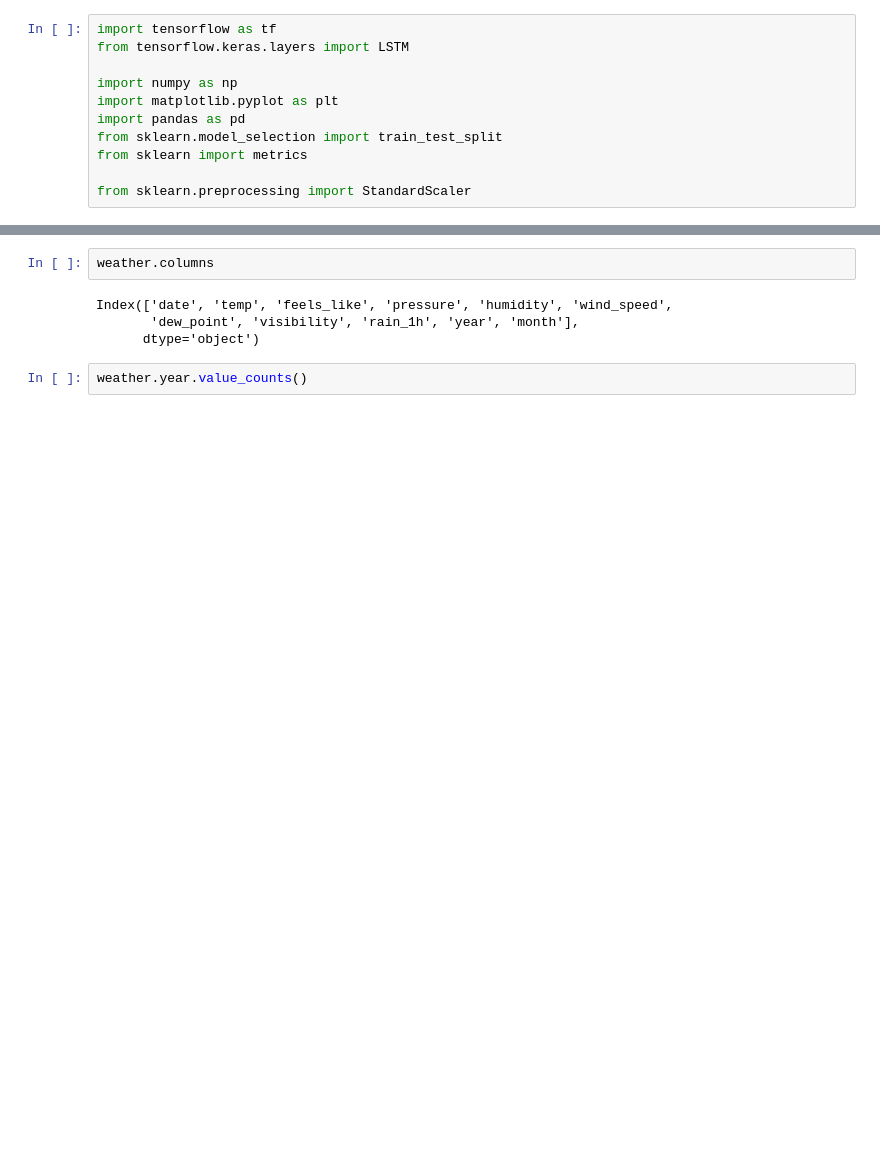
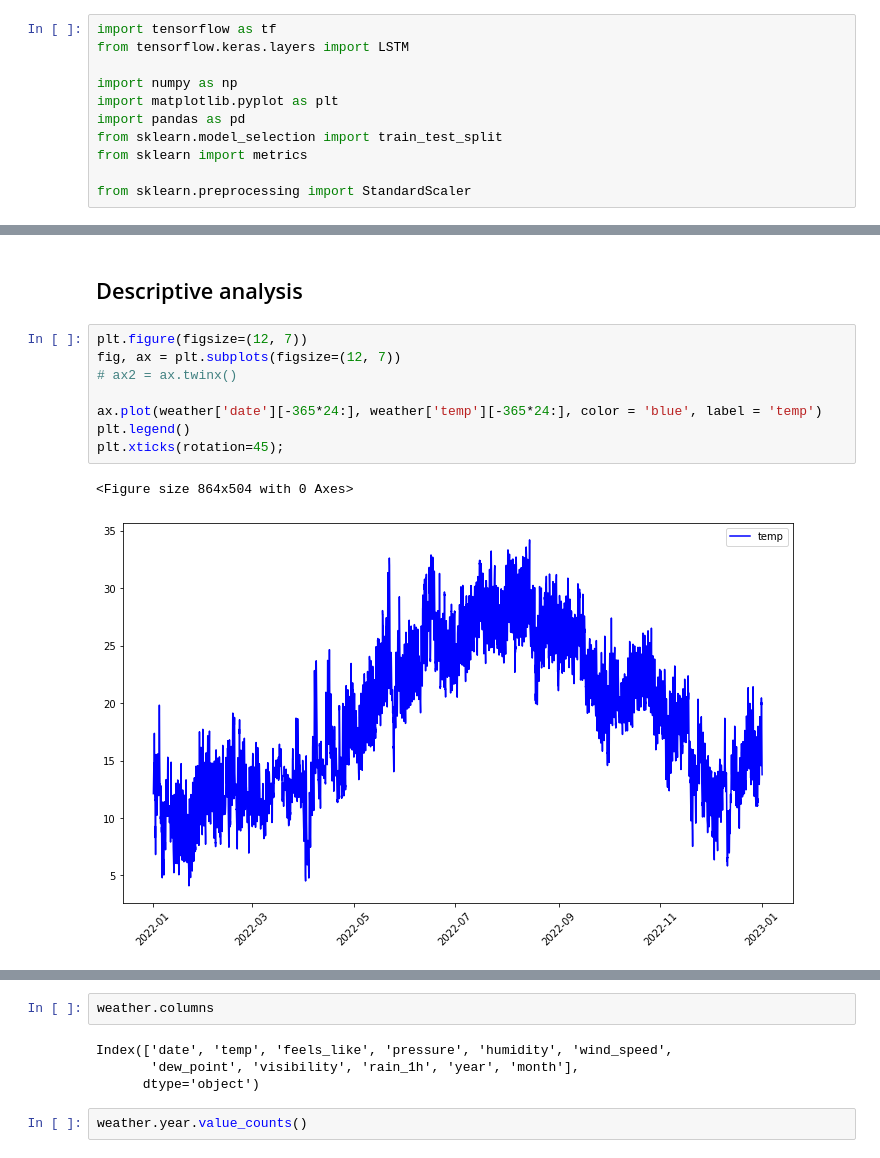
Before and after one commit to marcoandresv/DS_Consorci_2025, a Jupyter notebook: 7.- Deep Learning/3.- Time Series/Long-Short Term Memory_Neural Networks.ipynb, the cells around one changed output, grey strips where cells are left out. Saved outputs shown, nothing was run; the diff lists cells and outputs as text; blank space fills up the shorter version.

```diff
--- a/7.- Deep Learning/3.- Time Series/Long-Short Term Memory_Neural Networks.ipynb
+++ b/7.- Deep Learning/3.- Time Series/Long-Short Term Memory_Neural Networks.ipynb
@@ -110,3 +215,16 @@ See the caveats in the documentation: https://pandas.pydata.org/pandas-docs/stab
 | 0 | 2018-01-01 00:00:00 | 14.63 | 13.61 | 1018 | 56 | 9.3 | 5.96 | 10000.0 | 0.0 | 2018 | ... |
 | 1 | 2018-01-01 01:00:00 | 13.31 | 12.05 | 1019 | 52 | 6.7 | 3.67 | 10000.0 | 0.0 | 2018 | ... |
 | 2 | 2018-01-01 02:00:00 | 12.35 | 11.10 | 1020 | 56 | 6.7 | 3.83 | 10000.0 | 0.0 | 2018 | ... |
+# %% [markdown]
+## Descriptive analysis
+# %%
+plt.figure(figsize=(12, 7))
+fig, ax = plt.subplots(figsize=(12, 7))
+# ax2 = ax.twinx()
+
+ax.plot(weather['date'][-365*24:], weather['temp'][-365*24:], color = 'blue', label = 'temp')
+plt.legend()
+plt.xticks(rotation=45);
+# %% [output]
+<Figure size 864x504 with 0 Axes>
+[figure, added]
```
Also changed, not shown: parts of 34 cells of this notebook.
